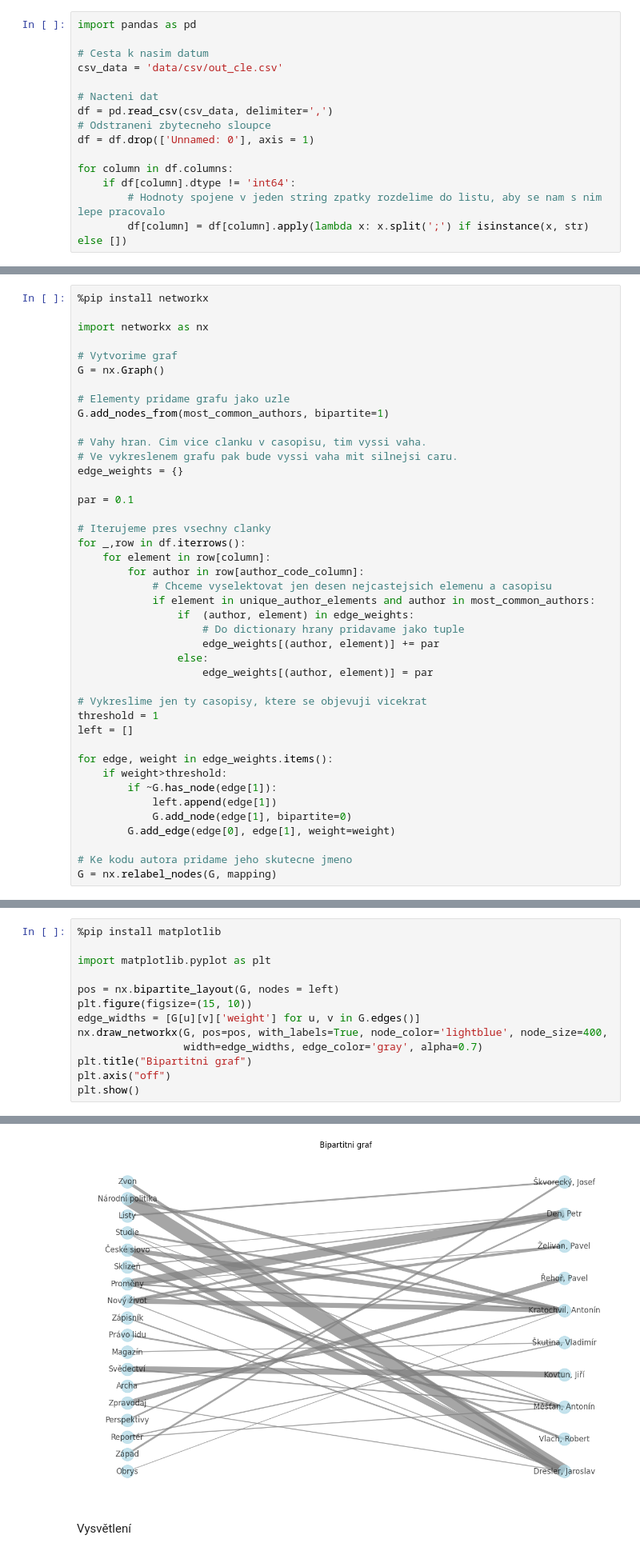
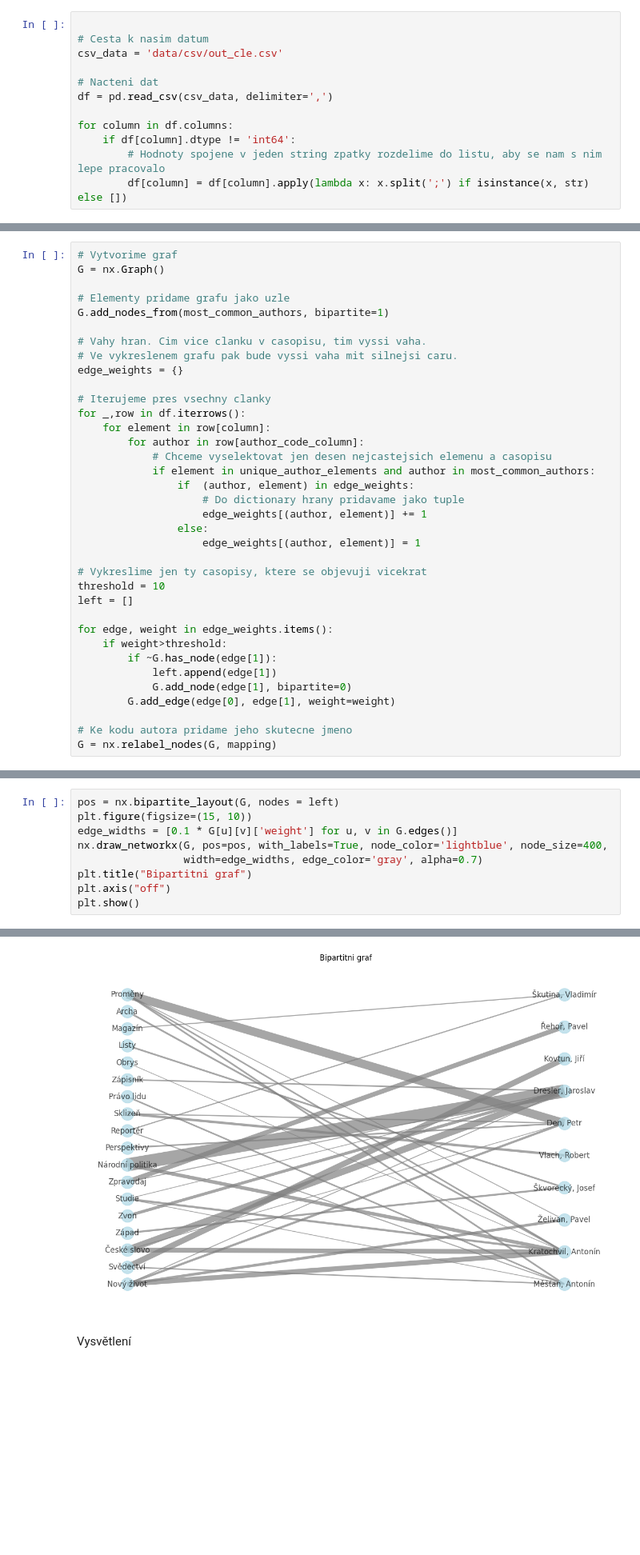
Before and after one commit to panuscha/DH-data-process, a Jupyter notebook: display_graph.ipynb, the cells around one changed output, grey strips where cells are left out. Shown at 80% size. Cells and saved outputs as stored; diff of their text form; blank space fills up the shorter version.

```diff
--- a/display_graph.ipynb
+++ b/display_graph.ipynb
@@ -8,13 +58,10 @@ Nejprve načteme naše uložená csv data. Jak převést marcovou databázi do c
 # %%
-import pandas as pd
 
 # Cesta k nasim datum
 csv_data = 'data/csv/out_cle.csv'
 
 # Nacteni dat
 df = pd.read_csv(csv_data, delimiter=',')
-# Odstraneni zbytecneho sloupce
-df = df.drop(['Unnamed: 0'], axis = 1)
 
 for column in df.columns:
     if df[column].dtype != 'int64':
@@ -129,10 +210,6 @@ for idx,row in df.iterrows():
 
 Strukturu grafu vytvoříme pomocí knihovny networkx, kam jen přidáme dvě sady uzlů - autory a časopisy, a k nim vážené hrany - počet napsaných článků do daného časopisu. Abychom graf neměli přehlecený, omezíme počet časopisů a vykreslených hran na ty nejčetnější.
 # %%
-%pip install networkx
-
-import networkx as nx
-
 # Vytvorime graf
 G = nx.Graph()
 
@@ -143,8 +220,6 @@ G.add_nodes_from(most_common_authors, bipartite=1)
 # Ve vykreslenem grafu pak bude vyssi vaha mit silnejsi caru.
 edge_weights = {}
 
-par = 0.1
-
 # Iterujeme pres vsechny clanky
 for _,row in df.iterrows():
     for element in row[column]:
@@ -153,12 +228,12 @@ for _,row in df.iterrows():
             if element in unique_author_elements and author in most_common_authors:
                 if  (author, element) in edge_weights:
                     # Do dictionary hrany pridavame jako tuple
-                    edge_weights[(author, element)] += par
+                    edge_weights[(author, element)] += 1
                 else:
-                    edge_weights[(author, element)] = par
+                    edge_weights[(author, element)] = 1
 
 # Vykreslime jen ty casopisy, ktere se objevuji vicekrat
-threshold = 1
+threshold = 10
 left = []
 
 for edge, weight in edge_weights.items():
@@ -178,13 +248,9 @@ Note: you may need to restart the kernel to use updated packages.
 # %% [markdown]
 #### Vykreslení grafu
 # %%
-%pip install matplotlib
-
-import matplotlib.pyplot as plt
-
 pos = nx.bipartite_layout(G, nodes = left)
 plt.figure(figsize=(15, 10))
-edge_widths = [G[u][v]['weight'] for u, v in G.edges()]
+edge_widths = [0.1 * G[u][v]['weight'] for u, v in G.edges()]
 nx.draw_networkx(G, pos=pos, with_labels=True, node_color='lightblue', node_size=400,
                  width=edge_widths, edge_color='gray', alpha=0.7)
 plt.title("Bipartitni graf")
@@ -208,3 +260,3 @@ Note: you may need to restart the kernel to use updated packages.
-[figure, old version]
+[figure, new version]
 # %% [markdown]
 Vysvětlení
```
Also changed, not shown: parts of 11 cells of this notebook.
